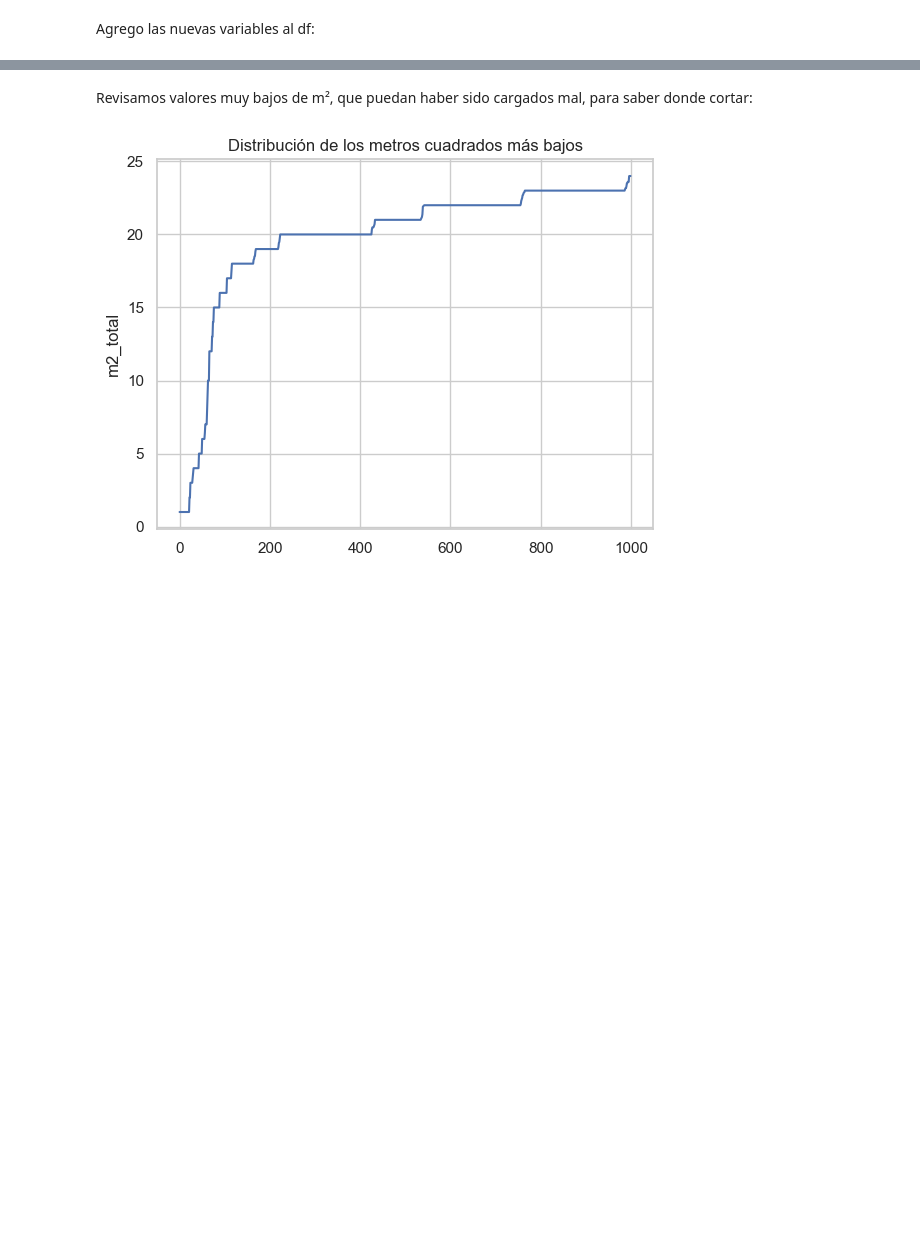
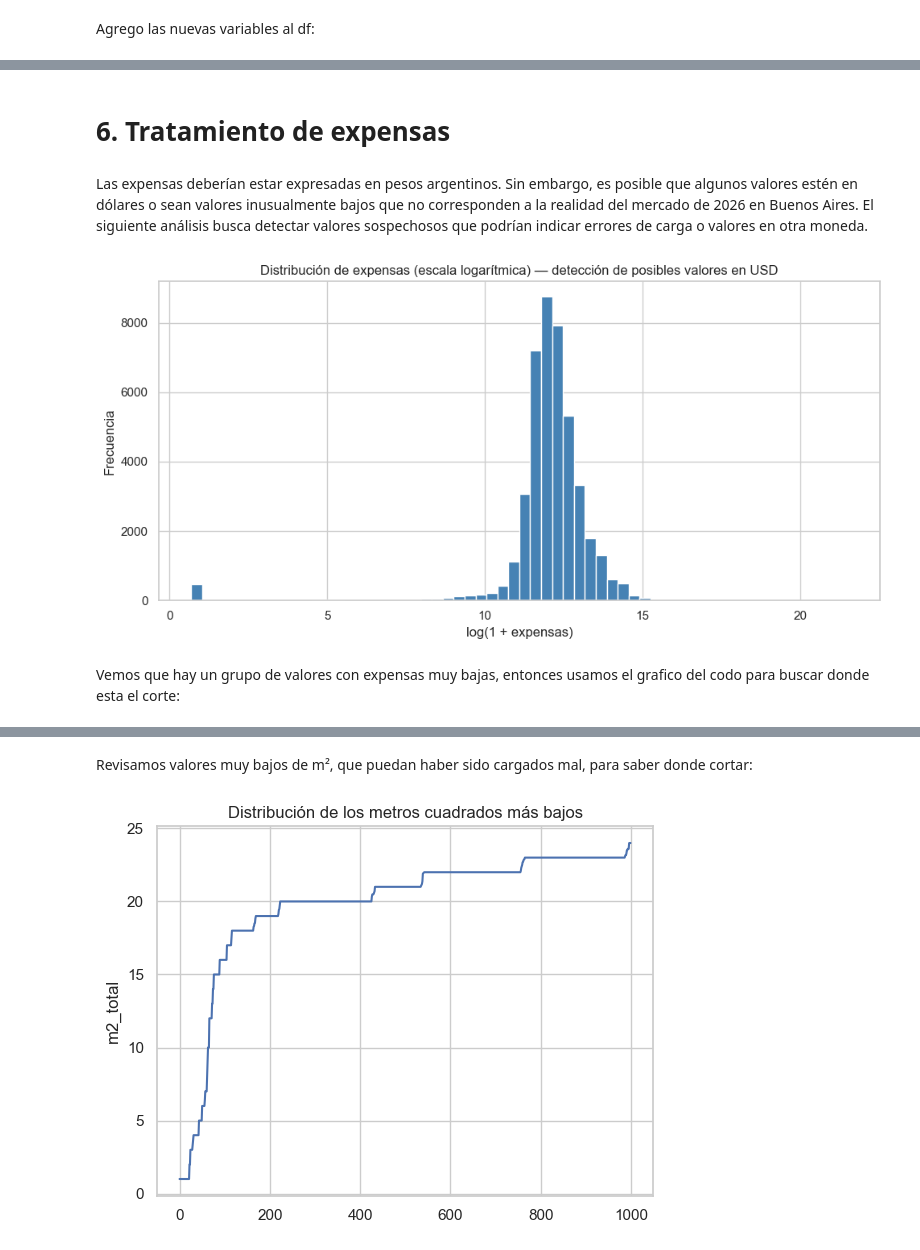
Before and after one commit to clararodriguezacevedo/descriptiva-real-estate, a Jupyter notebook: notebooks/eda.ipynb, the cells around one changed output, grey strips where cells are left out. Cells and saved outputs as stored; diff of their text form; code cells hidden in the pictures; blank space fills up the shorter version.

```diff
--- a/notebooks/eda.ipynb
+++ b/notebooks/eda.ipynb
@@ -1427,0 +615,19 @@ df_final.head()
+# %% [markdown]
+# 6. Tratamiento de expensas
+# %% [markdown]
+Las expensas deberían estar expresadas en pesos argentinos. Sin embargo, es posible que algunos valores estén en dólares o sean valores inusualmente bajos que no corresponden a la realidad del mercado de 2026 en Buenos Aires. El siguiente análisis busca detectar valores sospechosos que podrían indicar errores de carga o valores en otra moneda.
+# %%
+# Histograma de expensas en escala logarítmica para detectar anomalías
+fig, ax = plt.subplots(figsize=(10, 5))
+
+expensas_validas = df_final['expensas'].dropna()
+ax.hist(np.log1p(expensas_validas), bins=60, color='steelblue', edgecolor='white')
+ax.set_xlabel("log(1 + expensas)")
+ax.set_ylabel("Frecuencia")
+ax.set_title("Distribución de expensas (escala logarítmica) — detección de posibles valores en USD")
+plt.tight_layout()
+plt.show()
+# %% [output]
+[figure, added]
+# %% [markdown]
+Vemos que hay un grupo de valores con expensas muy bajas, entonces usamos el grafico del codo para buscar donde esta el corte:
```
Also changed, not shown: parts of 141 cells of this notebook.
